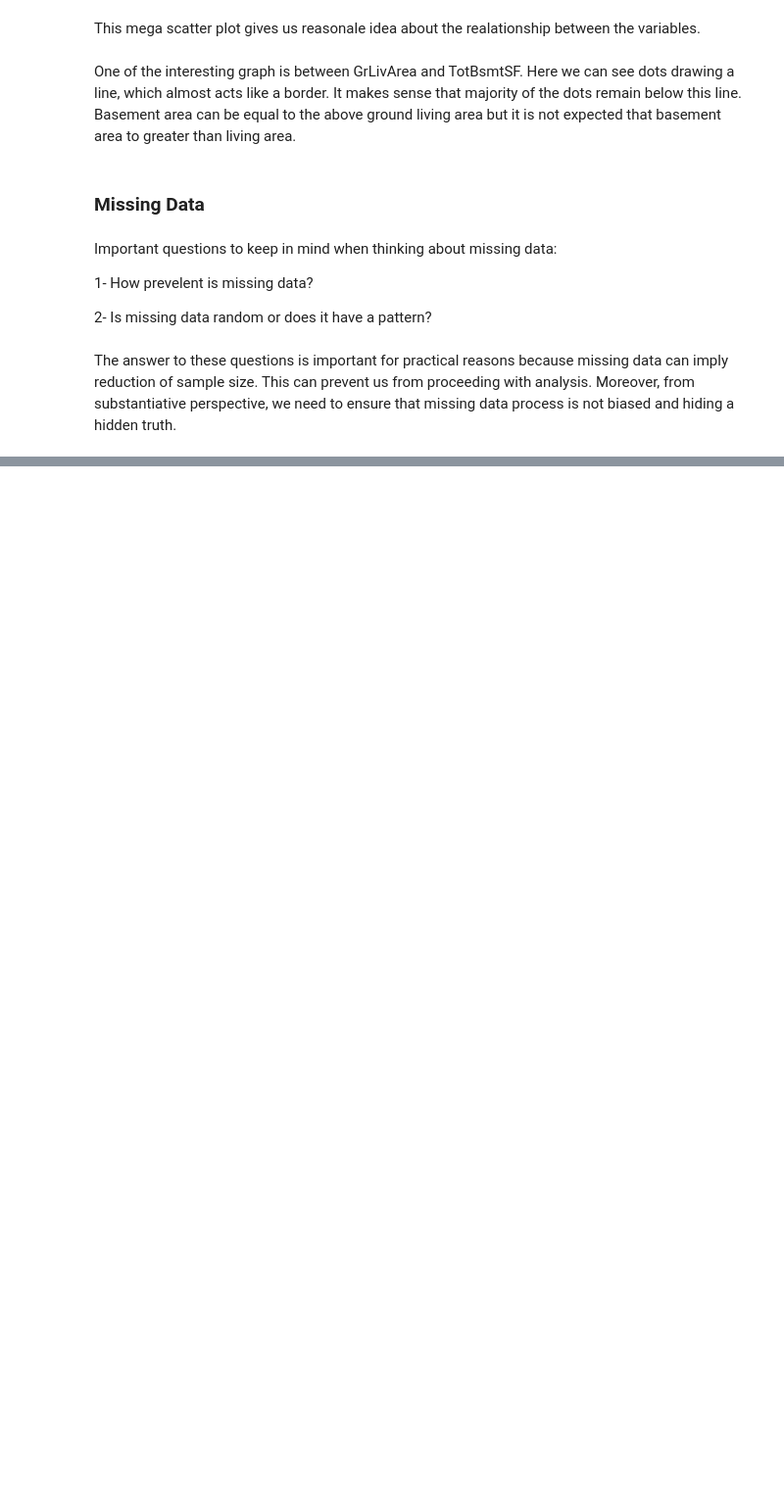
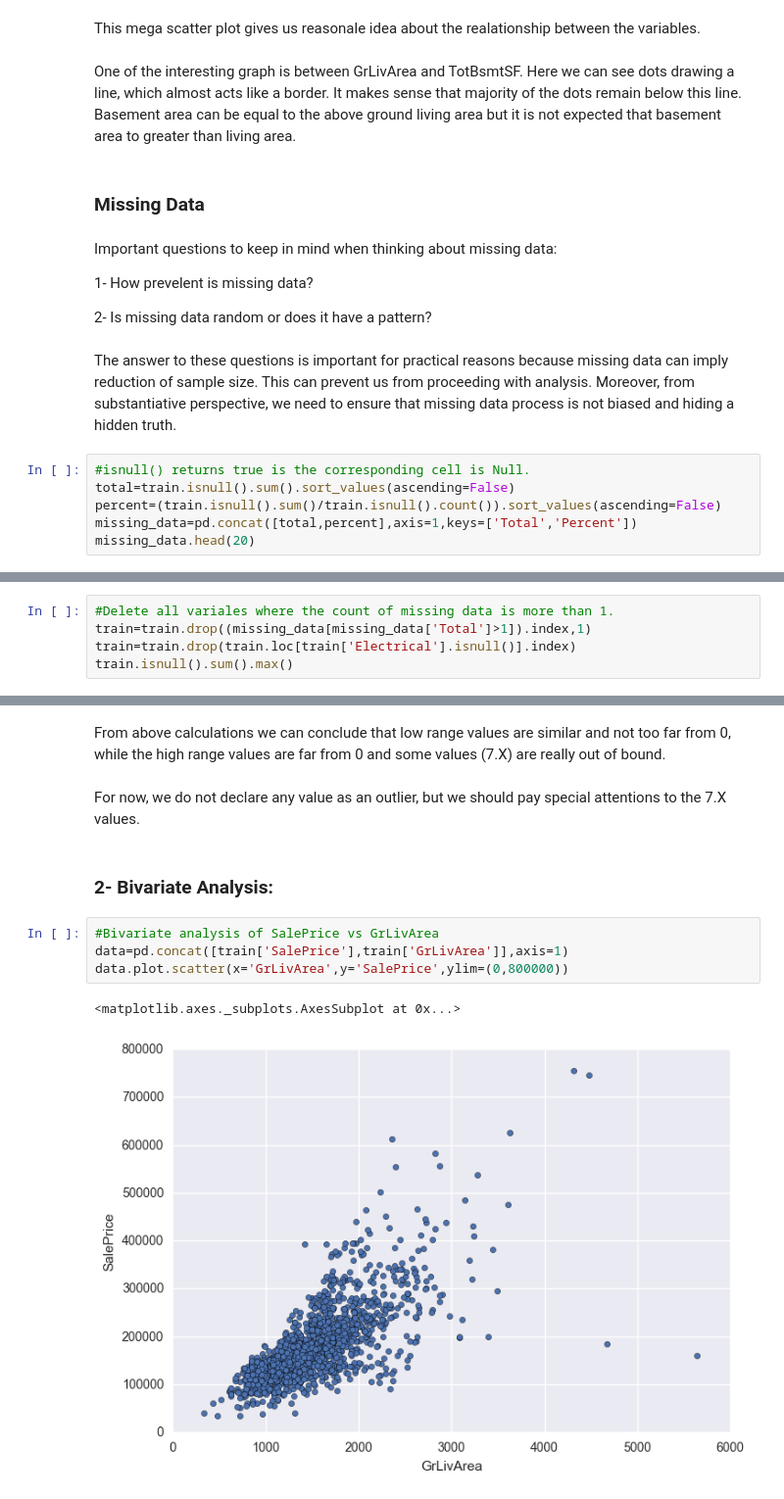
Before and after one commit to kanishk19/Predicting-House-Price, a Jupyter notebook: Predicting House Price Data Exploration.ipynb, the cells around one changed output, grey strips where cells are left out. Shown at 98% size. Cells and saved outputs as stored; diff of their text form; blank space fills up the shorter version.

Commit message:
Handling missing data.
Deleted variables with missing data more than a threshold percent. Also deleted outlier observations.

```diff
--- a/Predicting House Price Data Exploration.ipynb
+++ b/Predicting House Price Data Exploration.ipynb
@@ -201,3 +201,9 @@ Important questions to keep in mind when thinking about missing data:
 2- Is missing data random or does it have a pattern?
 # %% [markdown]
 The answer to these questions is important for practical reasons because missing data can imply reduction of sample size. This can prevent us from proceeding with analysis. Moreover, from substantiative perspective, we need to ensure that missing data process is not biased and hiding a hidden truth.
+# %%
+#isnull() returns true is the corresponding cell is Null.
+total=train.isnull().sum().sort_values(ascending=False)
+percent=(train.isnull().sum()/train.isnull().count()).sort_values(ascending=False)
+missing_data=pd.concat([total,percent],axis=1,keys=['Total','Percent'])
+missing_data.head(20)
@@ -203,0 +238,5 @@ The answer to these questions is important for practical reasons because missing
+# %%
+#Delete all variales where the count of missing data is more than 1.
+train=train.drop((missing_data[missing_data['Total']>1]).index,1)
+train=train.drop(train.loc[train['Electrical'].isnull()].index)
+train.isnull().sum().max()
@@ -203,0 +282,13 @@ The answer to these questions is important for practical reasons because missing
+# %% [markdown]
+From above calculations we can conclude that low range values are similar and not too far from 0, while the high range values are far from 0 and some values (7.X) are really out of bound.
+# %% [markdown]
+For now, we do not declare any value as an outlier, but we should pay special attentions to the 7.X values.
+# %% [markdown]
+### 2- Bivariate Analysis:
+# %%
+#Bivariate analysis of SalePrice vs GrLivArea
+data=pd.concat([train['SalePrice'],train['GrLivArea']],axis=1)
+data.plot.scatter(x='GrLivArea',y='SalePrice',ylim=(0,800000))
+# %% [output]
+<matplotlib.axes._subplots.AxesSubplot at 0x...>
+[figure, added]
```
Also changed, not shown: parts of 9 cells of this notebook.
